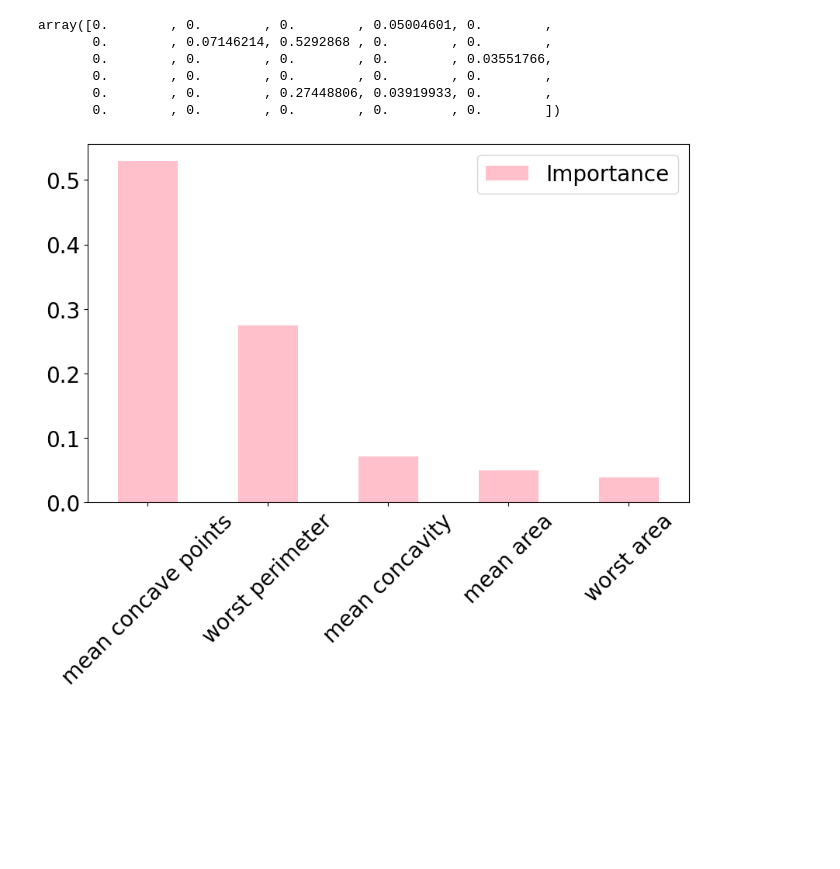
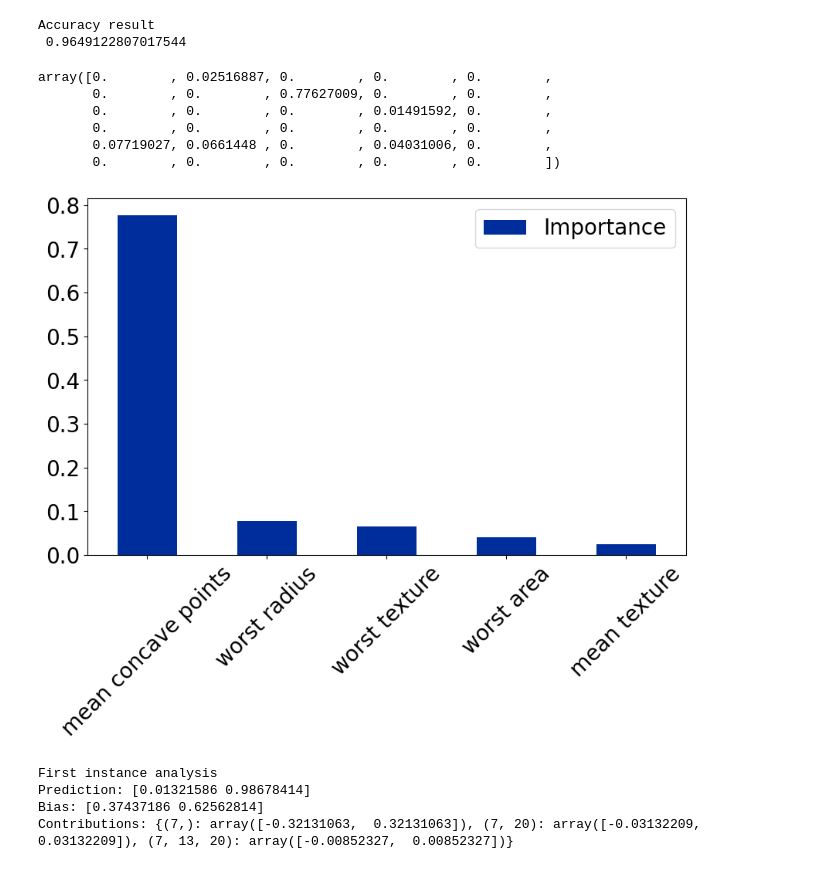
Before and after one commit to fismimosa/RuleTree, a Jupyter notebook: Examples/RuleTreeCluster_example.ipynb, the cells around one changed output. Saved outputs shown, nothing was run; the diff lists cells and outputs as text; code cells hidden in the pictures; blank space fills up the shorter version.

```diff
--- a/Examples/RuleTreeCluster_example.ipynb
+++ b/Examples/RuleTreeCluster_example.ipynb
@@ -17 +5,20 @@ You can initialize a RuleTreeCluster similarly to sklearn Decision Trees. Analog
+# %%
+from ruletree.tree.RuleTreeCluster import RuleTreeCluster
+from sklearn.datasets import load_breast_cancer
+from sklearn.model_selection import train_test_split
+from sklearn.metrics import accuracy_score
+import matplotlib.pyplot as plt
+import pandas as pd
+import numpy as np
+
+# Load the breast cancer dataset
+data = load_breast_cancer()
+X = data.data                # Features
+y = data.target              # Target labels
+feature_names = data.feature_names
+
+# Split the data into training and testing sets
+X_train, X_test, y_train, y_test = train_test_split(
+    X, y, test_size=0.3, random_state=42
+)
 # %%
@@ -59,21 +76,26 @@ rtclu.print_rules(rules)
+# %%
+print('Accuracy result\n', accuracy_score(y_test, y_pred))
+# %% [output]
+Accuracy result
+ 0.9649122807017544
 # %%
-##get global feature explanations similar to sklearn feature_importances_ of a trained Decision Tree
-feture_importances = rtclu.compute_feature_importances()
+# Obtain global feature importances similar to sklearn feature_importances_ of a trained Tree
+feture_importances = rtc.compute_feature_importances()
 feture_importances
 # %% [output]
-array([0.        , 0.        , 0.        , 0.05004601, 0.        ,
-       0.        , 0.07146214, 0.5292868 , 0.        , 0.        ,
-       0.        , 0.        , 0.        , 0.        , 0.03551766,
+array([0.        , 0.02516887, 0.        , 0.        , 0.        ,
+       0.        , 0.        , 0.77627009, 0.        , 0.        ,
+       0.        , 0.        , 0.        , 0.01491592, 0.        ,
        0.        , 0.        , 0.        , 0.        , 0.        ,
-       0.        , 0.        , 0.27448806, 0.03919933, 0.        ,
+       0.07719027, 0.0661448 , 0.        , 0.04031006, 0.        ,
        0.        , 0.        , 0.        , 0.        , 0.        ])
 # %%
 feat_importances = pd.DataFrame(feture_importances, index=feature_names, columns=["Importance"])
 feat_importances.sort_values(by='Importance', ascending=False, inplace=True)
-feat_importances.head(5).plot(kind='bar', figsize=(10,6), color = 'pink')
+feat_importances.head(5).plot(kind='bar', figsize=(10,6), color = '#002d9c')
 plt.xticks(fontsize=20, rotation = 45)
 plt.yticks(fontsize=20)
 plt.legend(fontsize=20)
 plt.show()
 # %% [output]
-[figure, old version]
+[figure, new version]
@@ -79,0 +106,10 @@ plt.show()
+# %%
+print('First instance analysis')
+print(f'Prediction: {prediction[0]}')
+print(f'Bias: {bias[0]}')
+print(f'Contributions: {contributions[0]}')
+# %% [output]
+First instance analysis
+Prediction: [0.01321586 0.98678414]
+Bias: [0.37437186 0.62562814]
+Contributions: {(7,): array([-0.32131063,  0.32131063]), (7, 20): array([-0.03132209,  0.03132209]), (7, 13, 20): array([-0.00852327,  0.00852327])}
```
Also changed, not shown: parts of 9 cells of this notebook.
